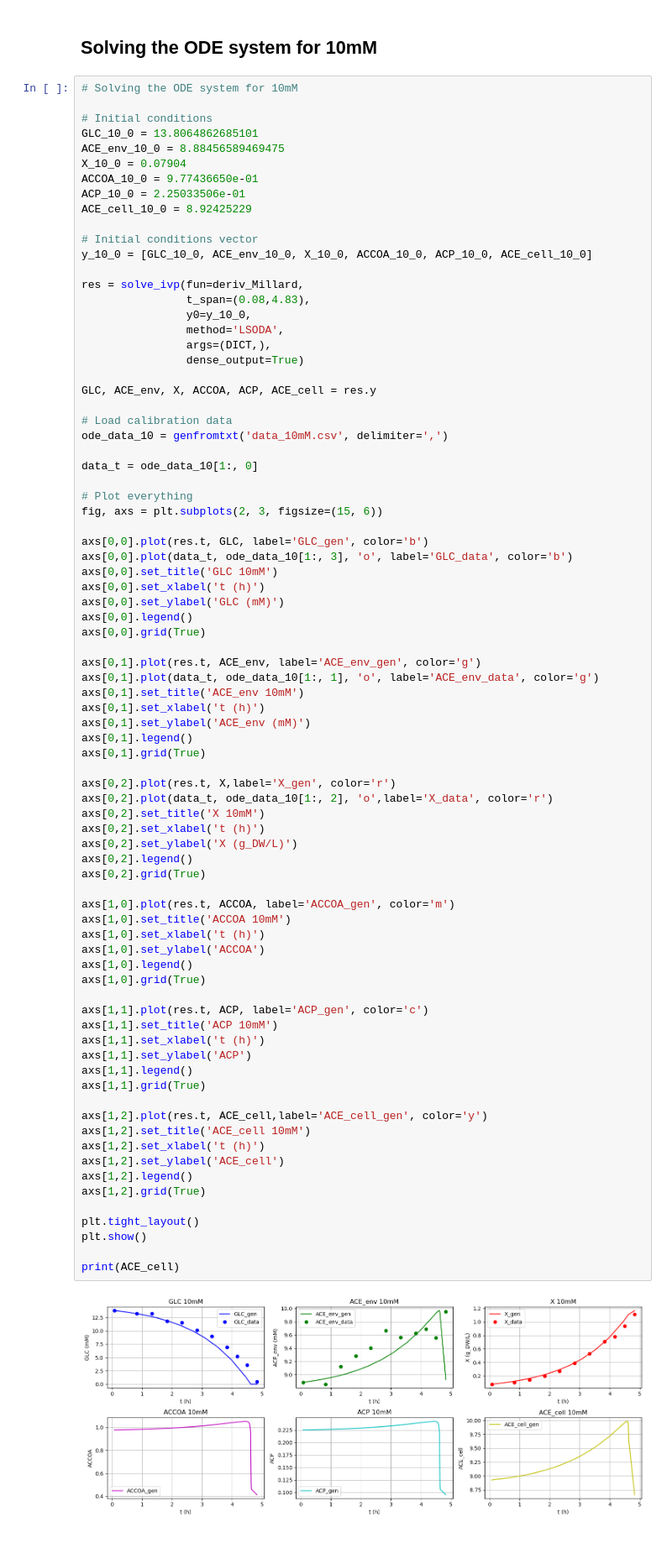
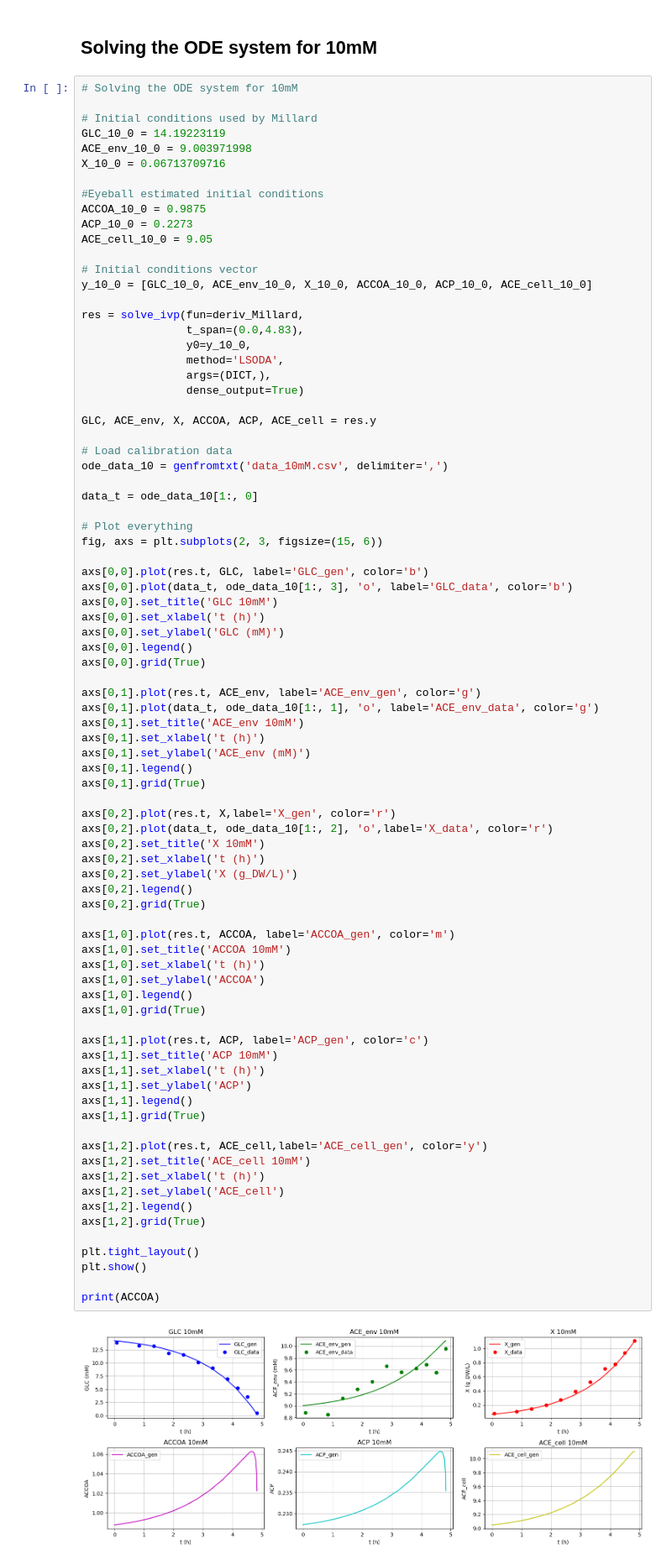
Before and after one commit to brsynth/PINN, a Jupyter notebook: Millard_ODE_solving.ipynb, the cells around one changed output. Shown at 84% size. Cells and saved outputs as stored; diff of their text form.

```diff
--- a/Millard_ODE_solving.ipynb
+++ b/Millard_ODE_solving.ipynb
@@ -93,19 +95,21 @@ plt.show()
 # %%
 # Solving the ODE system for 10mM
 
-# Initial conditions
-GLC_10_0 = 13.8064862685101
-ACE_env_10_0 = 8.88456589469475
-X_10_0 = 0.07904
-ACCOA_10_0 = 9.77436650e-01
-ACP_10_0 = 2.25033506e-01
-ACE_cell_10_0 = 8.92425229
+# Initial conditions used by Millard
+GLC_10_0 = 14.19223119
+ACE_env_10_0 = 9.003971998
+X_10_0 = 0.06713709716
+
+#Eyeball estimated initial conditions
+ACCOA_10_0 = 0.9875
+ACP_10_0 = 0.2273
+ACE_cell_10_0 = 9.05
 
 # Initial conditions vector
 y_10_0 = [GLC_10_0, ACE_env_10_0, X_10_0, ACCOA_10_0, ACP_10_0, ACE_cell_10_0]
 
 res = solve_ivp(fun=deriv_Millard,
-                t_span=(0.08,4.83),
+                t_span=(0.0,4.83),
                 y0=y_10_0,
                 method='LSODA',
                 args=(DICT,),
@@ -143,32 +147,32 @@ axs[0,2].set_title('X 10mM')
 axs[0,2].set_xlabel('t (h)')
 axs[0,2].set_ylabel('X (g_DW/L)')
 axs[0,2].legend()
 axs[0,2].grid(True)
 
 axs[1,0].plot(res.t, ACCOA, label='ACCOA_gen', color='m')
 axs[1,0].set_title('ACCOA 10mM')
 axs[1,0].set_xlabel('t (h)')
 axs[1,0].set_ylabel('ACCOA')
 axs[1,0].legend()
 axs[1,0].grid(True)
 
 axs[1,1].plot(res.t, ACP, label='ACP_gen', color='c')
 axs[1,1].set_title('ACP 10mM')
 axs[1,1].set_xlabel('t (h)')
 axs[1,1].set_ylabel('ACP')
 axs[1,1].legend()
 axs[1,1].grid(True)
 
 axs[1,2].plot(res.t, ACE_cell,label='ACE_cell_gen', color='y')
 axs[1,2].set_title('ACE_cell 10mM')
 axs[1,2].set_xlabel('t (h)')
 axs[1,2].set_ylabel('ACE_cell')
 axs[1,2].legend()
 axs[1,2].grid(True)
 
 plt.tight_layout()
 plt.show()
 
-print(ACE_cell)
+print(ACCOA)
 # %% [output]
-[figure, old version]
+[figure, new version]
```
Also changed, not shown: parts of 3 cells of this notebook, 5 other files.
